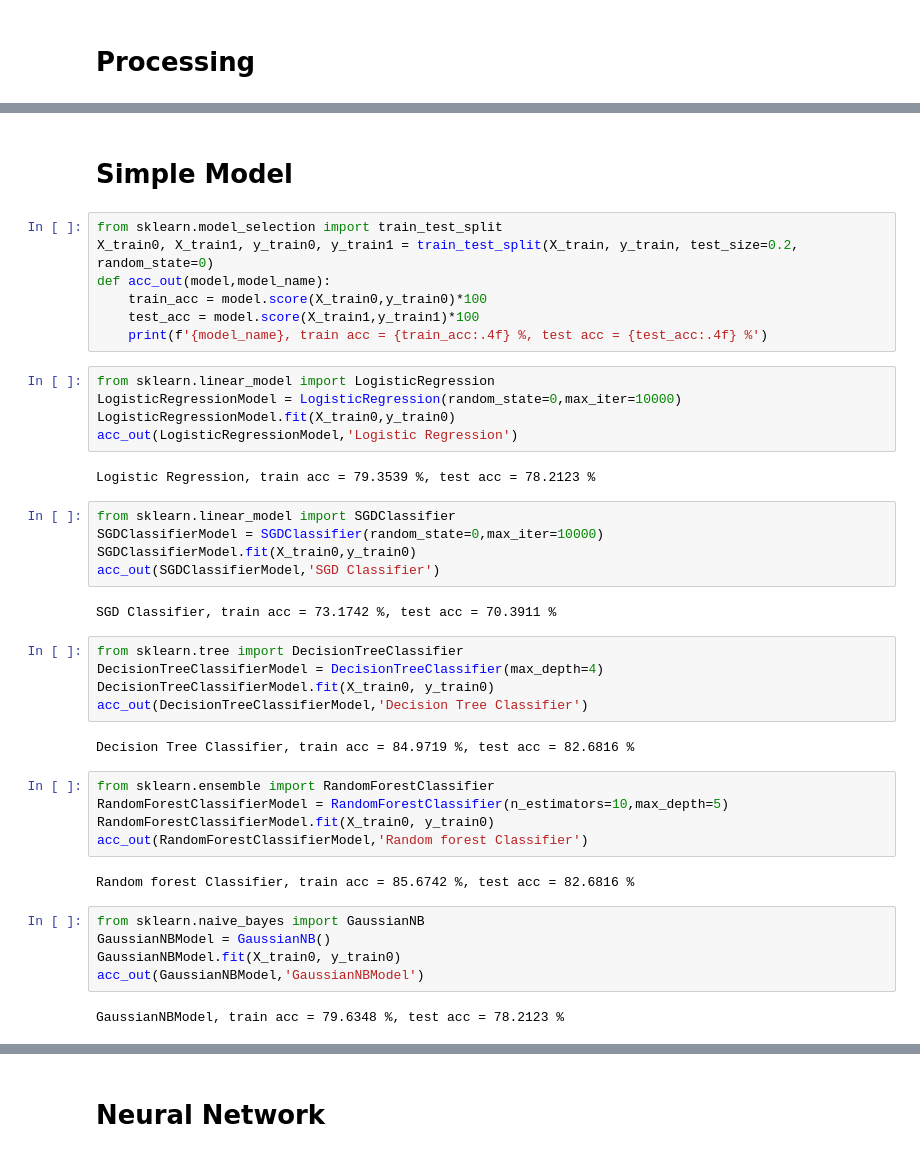
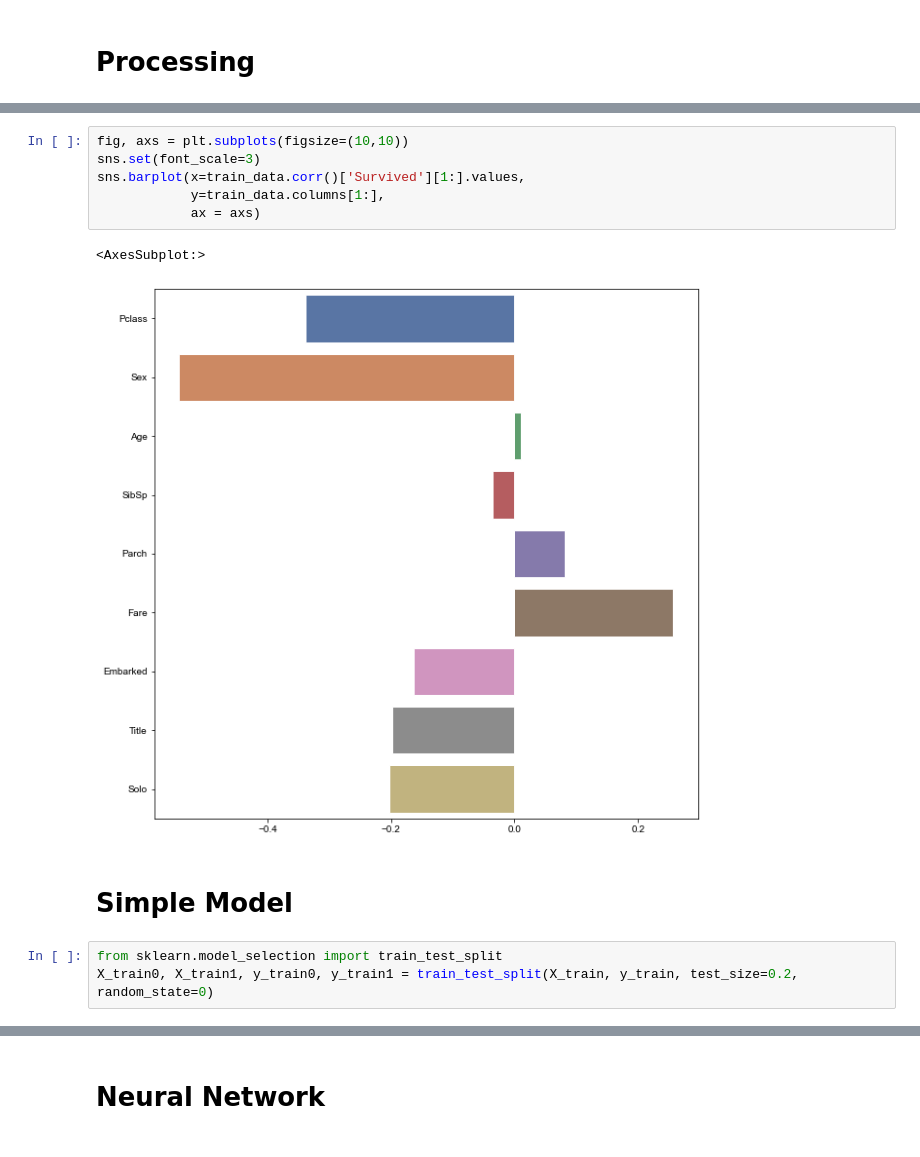
Before and after one commit to ChandraLiuswanto/Kaggle_submission, a Jupyter notebook: Titanic/main.ipynb, the cells around one changed output, grey strips where cells are left out. Cells and saved outputs as stored; diff of their text form.

```diff
--- a/Titanic/main.ipynb
+++ b/Titanic/main.ipynb
@@ -93,44 +141,14 @@ X_test['Fare'] = X_test['Fare'].fillna(0)
+# %%
+fig, axs = plt.subplots(figsize=(10,10))
+sns.set(font_scale=3)
+sns.barplot(x=train_data.corr()['Survived'][1:].values,
+            y=train_data.columns[1:],
+            ax = axs)
+# %% [output]
+<AxesSubplot:>
+[figure, added]
 # %% [markdown]
 # Simple Model
 # %%
 from sklearn.model_selection import train_test_split
 X_train0, X_train1, y_train0, y_train1 = train_test_split(X_train, y_train, test_size=0.2, random_state=0)
-def acc_out(model,model_name):
-    train_acc = model.score(X_train0,y_train0)*100
-    test_acc = model.score(X_train1,y_train1)*100
-    print(f'{model_name}, train acc = {train_acc:.4f} %, test acc = {test_acc:.4f} %')
-# %%
-from sklearn.linear_model import LogisticRegression
-LogisticRegressionModel = LogisticRegression(random_state=0,max_iter=10000)
-LogisticRegressionModel.fit(X_train0,y_train0)
-acc_out(LogisticRegressionModel,'Logistic Regression')
-# %% [output]
-Logistic Regression, train acc = 79.3539 %, test acc = 78.2123 %
-# %%
-from sklearn.linear_model import SGDClassifier
-SGDClassifierModel = SGDClassifier(random_state=0,max_iter=10000)
-SGDClassifierModel.fit(X_train0,y_train0)
-acc_out(SGDClassifierModel,'SGD Classifier')
-# %% [output]
-SGD Classifier, train acc = 73.1742 %, test acc = 70.3911 %
-# %%
-from sklearn.tree import DecisionTreeClassifier
-DecisionTreeClassifierModel = DecisionTreeClassifier(max_depth=4)
-DecisionTreeClassifierModel.fit(X_train0, y_train0)
-acc_out(DecisionTreeClassifierModel,'Decision Tree Classifier')
-# %% [output]
-Decision Tree Classifier, train acc = 84.9719 %, test acc = 82.6816 %
-# %%
-from sklearn.ensemble import RandomForestClassifier
-RandomForestClassifierModel = RandomForestClassifier(n_estimators=10,max_depth=5)
-RandomForestClassifierModel.fit(X_train0, y_train0)
-acc_out(RandomForestClassifierModel,'Random forest Classifier')
-# %% [output]
-Random forest Classifier, train acc = 85.6742 %, test acc = 82.6816 %
-# %%
-from sklearn.naive_bayes import GaussianNB
-GaussianNBModel = GaussianNB()
-GaussianNBModel.fit(X_train0, y_train0)
-acc_out(GaussianNBModel,'GaussianNBModel')
-# %% [output]
-GaussianNBModel, train acc = 79.6348 %, test acc = 78.2123 %
```
Also changed, not shown: parts of 12 cells of this notebook, 3 other files.
